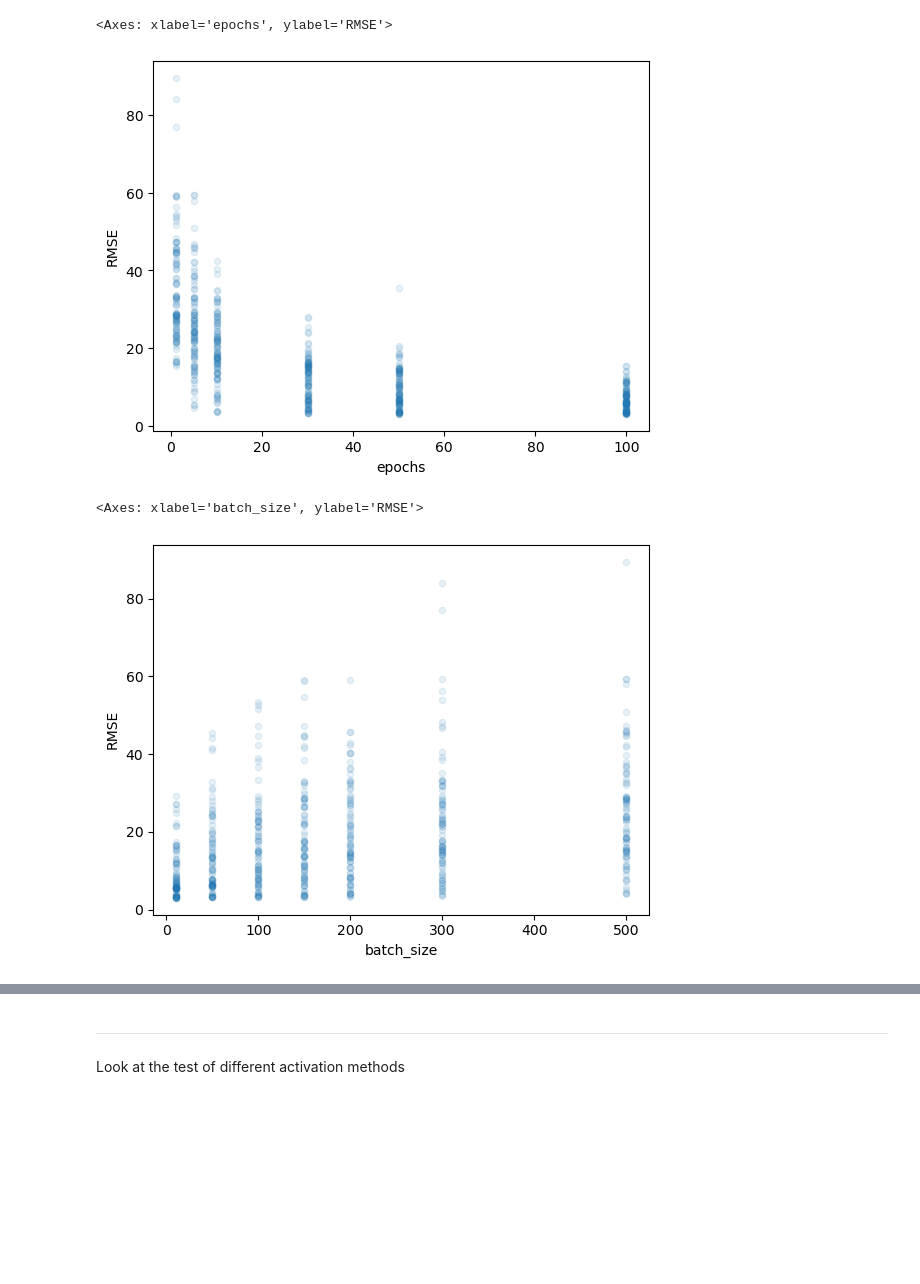
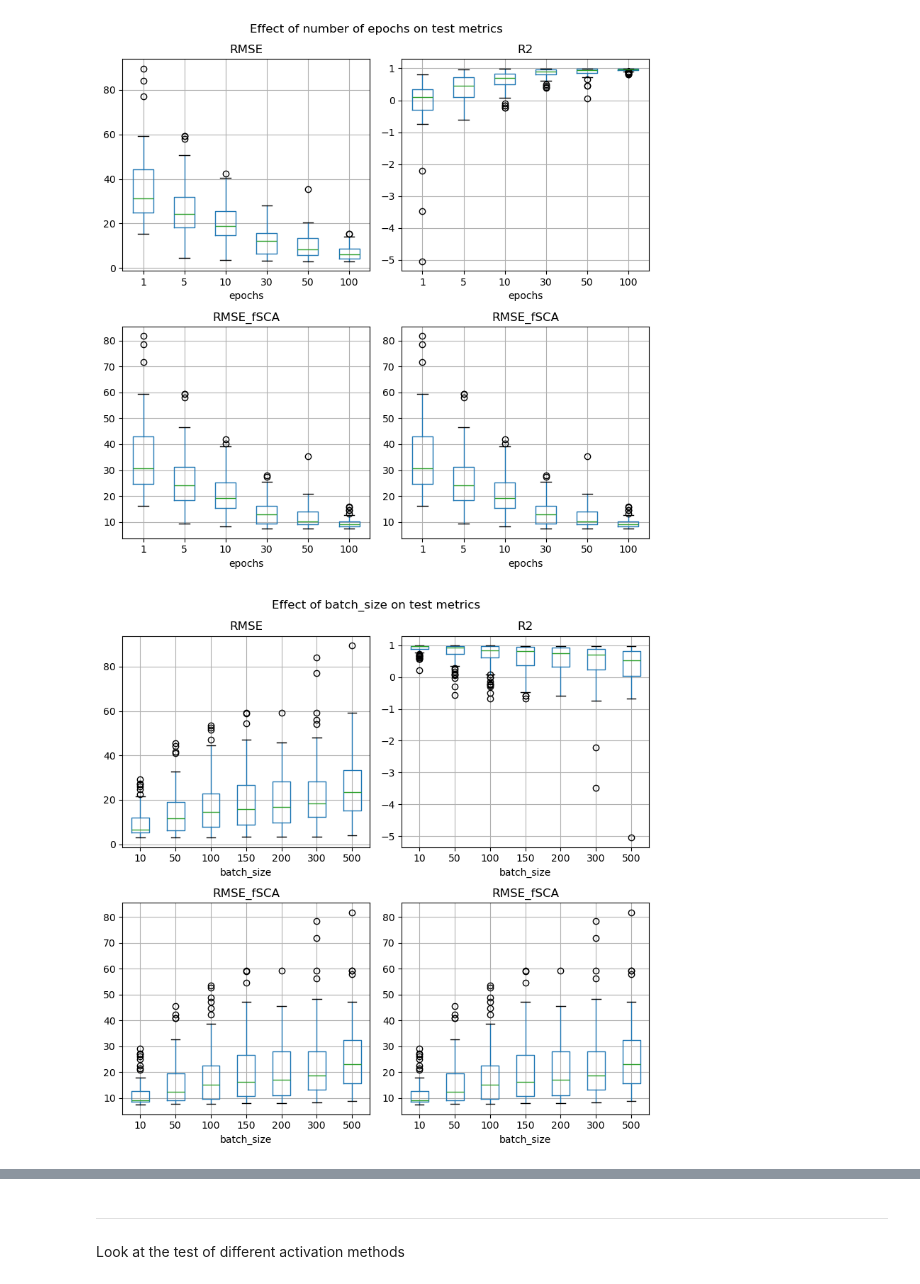
Before and after one commit to geo-smart/Snow-Extrapolation, a Jupyter notebook: contributors/gridsearch/training-sensitivity-analysis.ipynb, the cells around one changed output, grey strips where cells are left out. Cells and saved outputs as stored; diff of their text form; code cells hidden in the pictures; blank space fills up the shorter version.

Commit message:
Update plots

```diff
--- a/contributors/gridsearch/training-sensitivity-analysis.ipynb
+++ b/contributors/gridsearch/training-sensitivity-analysis.ipynb
@@ -50,11 +60,21 @@ df.head()
 # %%
-df.plot.scatter(x='epochs',y='RMSE',  alpha=0.1)
+fig, axes = plt.subplots(nrows=2,ncols=2,figsize=(8,8), tight_layout=True)
+[ax1, ax2, ax3, ax4] = axes.ravel()
+df.boxplot(by='epochs',column='RMSE',  ax=ax1)
+df.boxplot(by='epochs',column='R2',ax=ax2)
+df.boxplot(by='epochs',column='RMSE_fSCA',  ax=ax3)
+df.boxplot(by='epochs',column='RMSE_fSCA',ax=ax4)
+fig.suptitle('Effect of number of epochs on test metrics');
 # %% [output]
-<Axes: xlabel='epochs', ylabel='RMSE'>
-[figure, old version]
+[figure, new version]
 # %%
-df.plot.scatter(x='batch_size',y='RMSE',  alpha=0.1)
+fig, axes = plt.subplots(nrows=2,ncols=2,figsize=(8,8), tight_layout=True)
+[ax1, ax2, ax3, ax4] = axes.ravel()
+df.boxplot(by='batch_size',column='RMSE',  ax=ax1)
+df.boxplot(by='batch_size',column='R2',ax=ax2)
+df.boxplot(by='batch_size',column='RMSE_fSCA',  ax=ax3)
+df.boxplot(by='batch_size',column='RMSE_fSCA',ax=ax4)
+fig.suptitle('Effect of batch_size on test metrics');
 # %% [output]
-<Axes: xlabel='batch_size', ylabel='RMSE'>
-[figure, old version]
+[figure, new version]
 # %%
```
Also changed, not shown: parts of 7 cells of this notebook.
